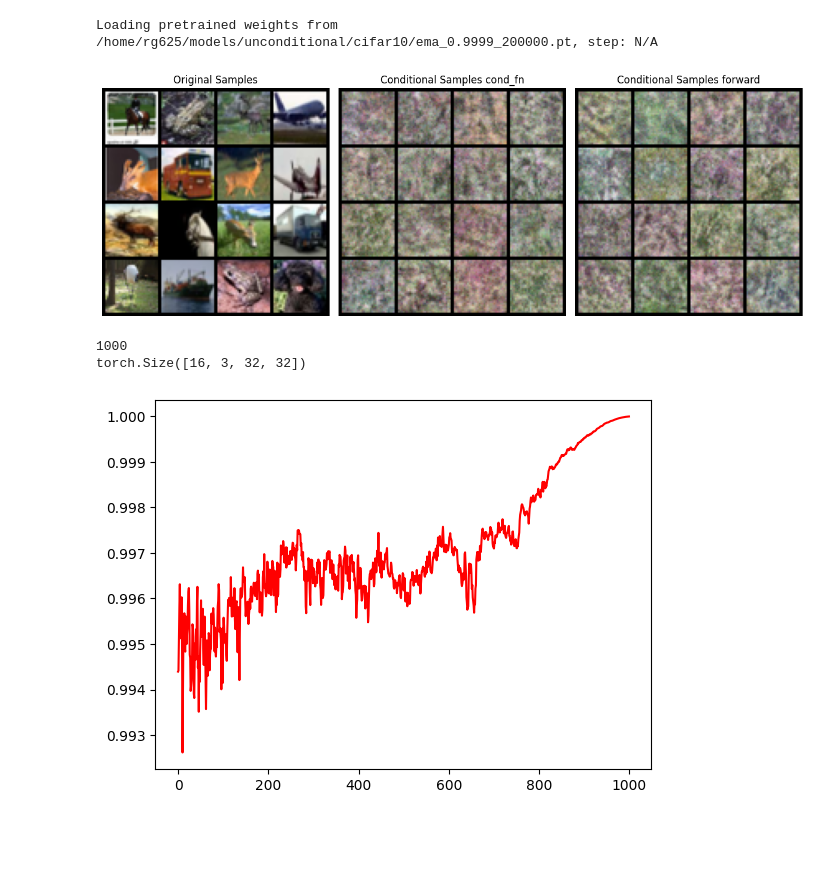
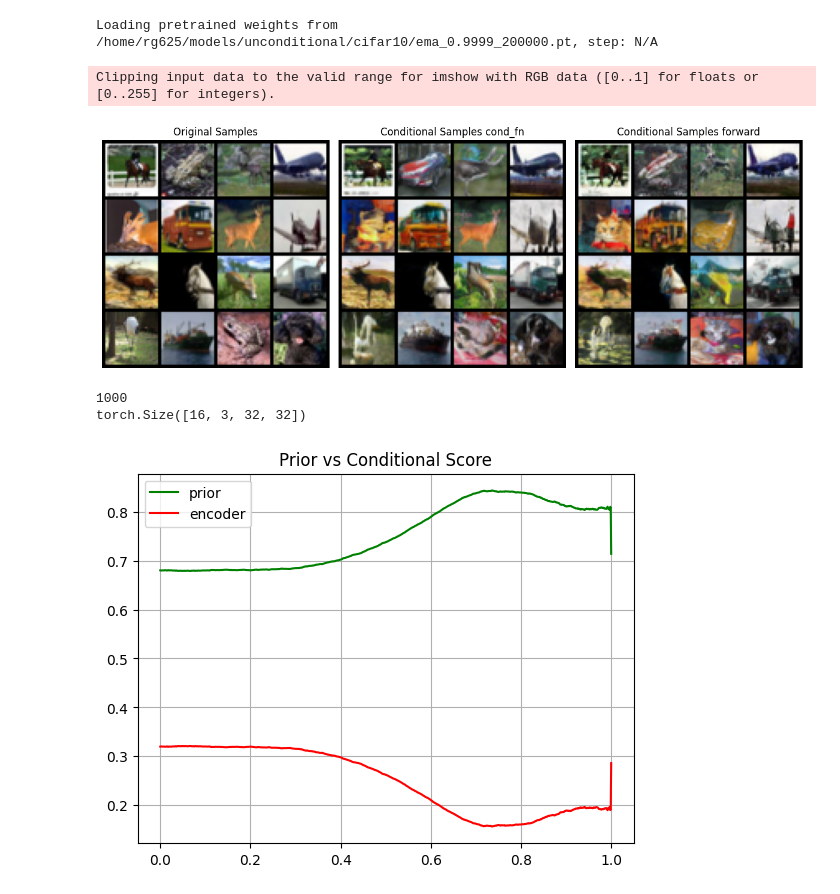
Before and after one commit to rg625/guided-diffusion, a Jupyter notebook: visualize.ipynb, the cells around one changed output. Cells and saved outputs as stored; diff of their text form; code cells hidden in the pictures; blank space fills up the shorter version.

```diff
--- a/visualize.ipynb
+++ b/visualize.ipynb
@@ -31,7 +31,8 @@ if torch.cuda.is_available():
 # %%
 
 # ==== CONFIG ====
-checkpoint_path = "/home/rg625/models/conditional/cifar10/ema_0.9999_010000.pt"
+checkpoint_path = "/home/rg625/models/conditional/cifar10/ema_0.9999_440000.pt"
+# checkpoint_path = "/home/rg625/models/conditional/cifar10/q440000.pt"
 num_samples = 16
 batch_size = 16
 image_size = 32  # CIFAR10
@@ -110,7 +115,7 @@ sample_without_condfn = sample(
 # ==== Visualize ====
 # Create sample grids
 grid_original = make_grid(x_start, nrow=4, normalize=True)
-grid_unconditional = make_grid(sample_unconditional, nrow=4)
+# grid_unconditional = make_grid(sample_unconditional, nrow=4)
 grid_with = make_grid(sample_with_condfn, nrow=4)
 grid_without = make_grid(sample_without_condfn, nrow=4)
 
@@ -144,24 +149,28 @@ plt.title("Conditional Samples forward")
 plt.tight_layout()
 plt.show()
 # %% [output]
+Clipping input data to the valid range for imshow with RGB data ([0..1] for floats or [0..255] for integers).
-[figure, old version]
+[figure, new version]
 # %%
 prior_score = model.sample_encoding["prior_score"]
 conditional_score = model.sample_encoding["conditional_score"]
 print(len(prior_score))
 print(prior_score[0].shape)
 
 prior_norm = []
 conditional_norm = []
 ratios = []
 for i in range(len(prior_score)):
     prior_norm.append(torch.norm(prior_score[i]).cpu().numpy()/((torch.norm(conditional_score[i]).cpu().numpy()+torch.norm(prior_score[i]).cpu().numpy())))
     conditional_norm.append(torch.norm(conditional_score[i]).cpu().numpy()/((torch.norm(conditional_score[i]).cpu().numpy()+torch.norm(prior_score[i]).cpu().numpy())))
 
-plt.plot(prior_norm, c='r')
-# plt.plot(conditional_norm, c='b')
+plt.plot(np.linspace(0., 1., len(prior_norm)), prior_norm, c='g', label='prior')
+plt.plot(np.linspace(0., 1., len(prior_norm)), conditional_norm, c='r', label='encoder')
+plt.title('Prior vs Conditional Score')
+plt.grid()
+plt.legend()
 plt.show()
 # %% [output]
 1000
 torch.Size([16, 3, 32, 32])
-[figure, old version]
+[figure, new version]
```
Also changed, not shown: parts of 1 cell of this notebook, 3 other files.
